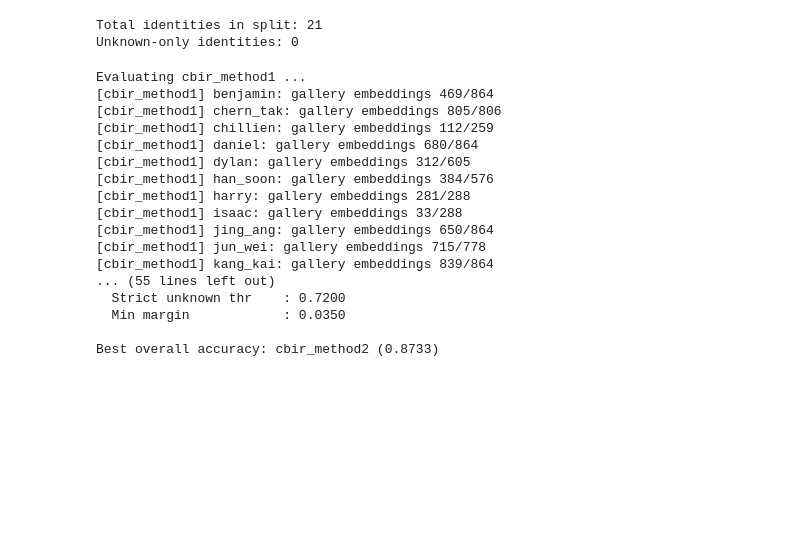
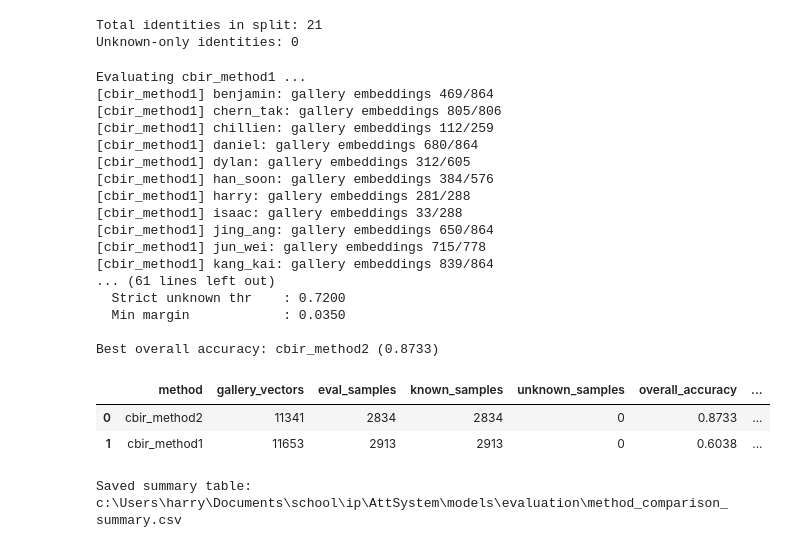
Before and after one commit to jaft952/AttSystem, a Jupyter notebook: ml/evaluation.ipynb, the cells around one changed output. Saved outputs shown, nothing was run; the diff lists cells and outputs as text; code cells hidden in the pictures; blank space fills up the shorter version.

```diff
--- a/ml/evaluation.ipynb
+++ b/ml/evaluation.ipynb
@@ -448,6 +480,9 @@ for m in results:
     print(f"  Overall accuracy      : {m['overall_accuracy']:.4f}")
     print(f"  Known accuracy        : {m['known_accuracy']:.4f}" if not np.isnan(m['known_accuracy']) else "  Known accuracy        : n/a")
     print(f"  Unknown reject rate   : {m['unknown_reject_rate']:.4f}" if not np.isnan(m['unknown_reject_rate']) else "  Unknown reject rate   : n/a")
+    print(f"  Precision (micro)     : {m['precision']:.4f}" if not np.isnan(m['precision']) else "  Precision (micro)     : n/a")
+    print(f"  Recall (micro)        : {m['recall']:.4f}" if not np.isnan(m['recall']) else "  Recall (micro)        : n/a")
+    print(f"  F1 score (micro)      : {m['f1_score']:.4f}" if not np.isnan(m['f1_score']) else "  F1 score (micro)      : n/a")
     print(f"  Threshold             : {m['threshold']:.4f}")
     print(f"  Strict unknown thr    : {m['strict_unknown_threshold']:.4f}")
     print(f"  Min margin            : {m['min_margin']:.4f}")
@@ -468,7 +503,7 @@ Evaluating cbir_method1 ...
 [cbir_method1] jing_ang: gallery embeddings 650/864
 [cbir_method1] jun_wei: gallery embeddings 715/778
 [cbir_method1] kang_kai: gallery embeddings 839/864
-... (55 lines left out)
+... (61 lines left out)
   Strict unknown thr    : 0.7200
   Min margin            : 0.0350
 
@@ -476,30 +511,48 @@ Best overall accuracy: cbir_method2 (0.8733)
 # %%
 summary_rows: list[dict[str, Any]] = []
 for item in results:
     summary_rows.append(
         {
             "method": item["method"],
             "gallery_vectors": item["num_gallery_vectors"],
             "eval_samples": item["num_eval_samples"],
             "known_samples": item["known_samples"],
             "unknown_samples": item["unknown_samples"],
             "overall_accuracy": item["overall_accuracy"],
             "known_accuracy": item["known_accuracy"],
             "unknown_reject_rate": item["unknown_reject_rate"],
+            "precision": item["precision"],
+            "recall": item["recall"],
+            "f1_score": item["f1_score"],
             "threshold": item["threshold"],
             "strict_unknown_threshold": item["strict_unknown_threshold"],
             "min_margin": item["min_margin"],
         }
     )
 
 summary_df = pd.DataFrame(summary_rows).sort_values("overall_accuracy", ascending=False).reset_index(drop=True)
 summary_df_rounded = summary_df.copy()
-for col in ["overall_accuracy", "known_accuracy", "unknown_reject_rate", "threshold", "strict_unknown_threshold", "min_margin"]:
+for col in [
+    "overall_accuracy",
+    "known_accuracy",
+    "unknown_reject_rate",
+    "precision",
+    "recall",
+    "f1_score",
+    "threshold",
+    "strict_unknown_threshold",
+    "min_margin",
+]:
     summary_df_rounded[col] = summary_df_rounded[col].astype(float).round(4)
 
 display(summary_df_rounded)
 
 summary_csv_path = EVAL_OUTPUT_DIR / "method_comparison_summary.csv"
 summary_df.to_csv(summary_csv_path, index=False)
 print(f"Saved summary table: {summary_csv_path}")
+# %% [output]
+|  | method | gallery_vectors | eval_samples | known_samples | unknown_samples | overall_accuracy | ... |
+| 0 | cbir_method2 | 11341 | 2834 | 2834 | 0 | 0.8733 | ... |
+| 1 | cbir_method1 | 11653 | 2913 | 2913 | 0 | 0.6038 | ... |
+Saved summary table: c:\Users\harry\Documents\school\ip\AttSystem\models\evaluation\method_comparison_summary.csv
 # %%
```
Also changed, not shown: parts of 6 cells of this notebook, 9 other files.
